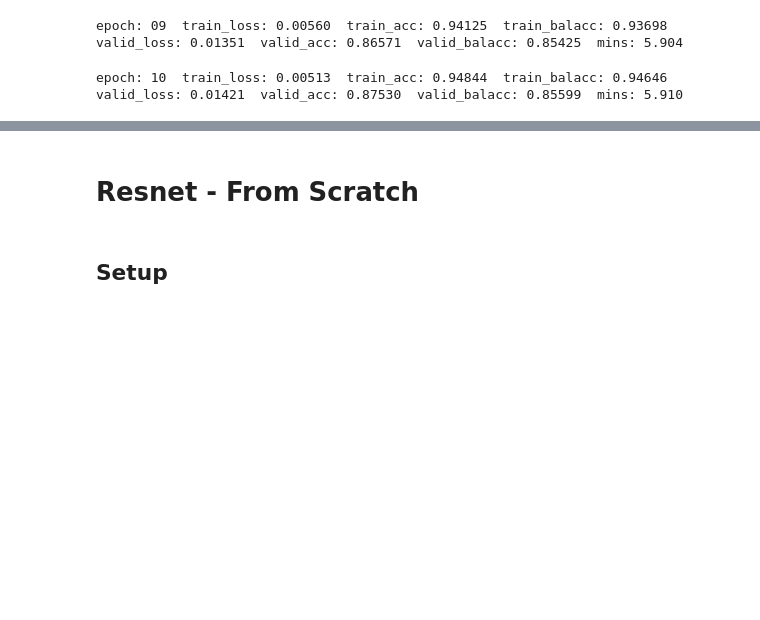
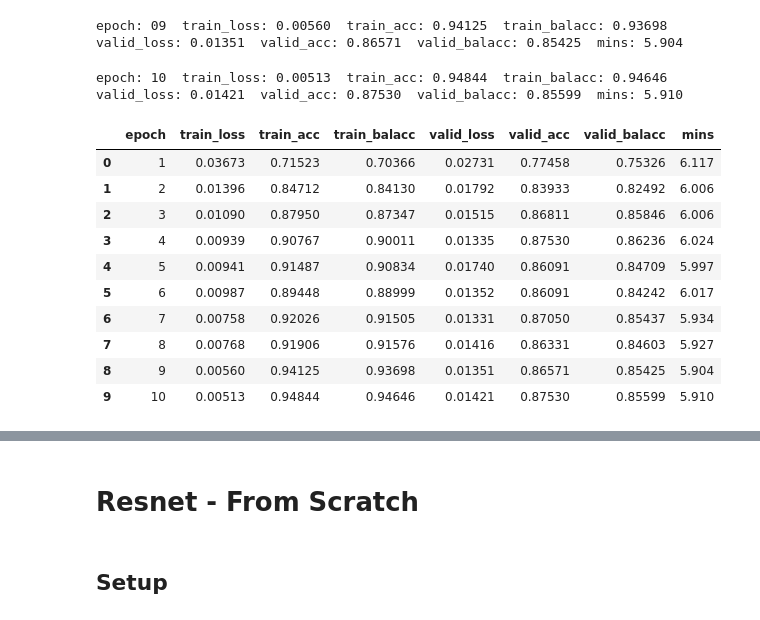
Before and after one commit to Physsionist/deep_architecture, a Jupyter notebook: model_fitting.ipynb, the cells around one changed output, grey strips where cells are left out. Drawn from its saved outputs; the diff is of its cells as text; code cells hidden in the pictures; blank space fills up the shorter version.

```diff
--- a/model_fitting.ipynb
+++ b/model_fitting.ipynb
@@ -489,3 +506,17 @@ epoch: 07  train_loss: 0.00758  train_acc: 0.92026  train_balacc: 0.91505  valid
 epoch: 08  train_loss: 0.00768  train_acc: 0.91906  train_balacc: 0.91576  valid_loss: 0.01416  valid_acc: 0.86331  valid_balacc: 0.84603  mins: 5.927
 epoch: 09  train_loss: 0.00560  train_acc: 0.94125  train_balacc: 0.93698  valid_loss: 0.01351  valid_acc: 0.86571  valid_balacc: 0.85425  mins: 5.904
 epoch: 10  train_loss: 0.00513  train_acc: 0.94844  train_balacc: 0.94646  valid_loss: 0.01421  valid_acc: 0.87530  valid_balacc: 0.85599  mins: 5.910
+# %%
+df2
+# %% [output]
+|  | epoch | train_loss | train_acc | train_balacc | valid_loss | valid_acc | valid_balacc | mins |
+| 0 | 1 | 0.03673 | 0.71523 | 0.70366 | 0.02731 | 0.77458 | 0.75326 | 6.117 |
+| 1 | 2 | 0.01396 | 0.84712 | 0.84130 | 0.01792 | 0.83933 | 0.82492 | 6.006 |
+| 2 | 3 | 0.01090 | 0.87950 | 0.87347 | 0.01515 | 0.86811 | 0.85846 | 6.006 |
+| 3 | 4 | 0.00939 | 0.90767 | 0.90011 | 0.01335 | 0.87530 | 0.86236 | 6.024 |
+| 4 | 5 | 0.00941 | 0.91487 | 0.90834 | 0.01740 | 0.86091 | 0.84709 | 5.997 |
+| 5 | 6 | 0.00987 | 0.89448 | 0.88999 | 0.01352 | 0.86091 | 0.84242 | 6.017 |
+| 6 | 7 | 0.00758 | 0.92026 | 0.91505 | 0.01331 | 0.87050 | 0.85437 | 5.934 |
+| 7 | 8 | 0.00768 | 0.91906 | 0.91576 | 0.01416 | 0.86331 | 0.84603 | 5.927 |
+| 8 | 9 | 0.00560 | 0.94125 | 0.93698 | 0.01351 | 0.86571 | 0.85425 | 5.904 |
+| 9 | 10 | 0.00513 | 0.94844 | 0.94646 | 0.01421 | 0.87530 | 0.85599 | 5.910 |
```
Also changed, not shown: parts of 5 cells of this notebook.
